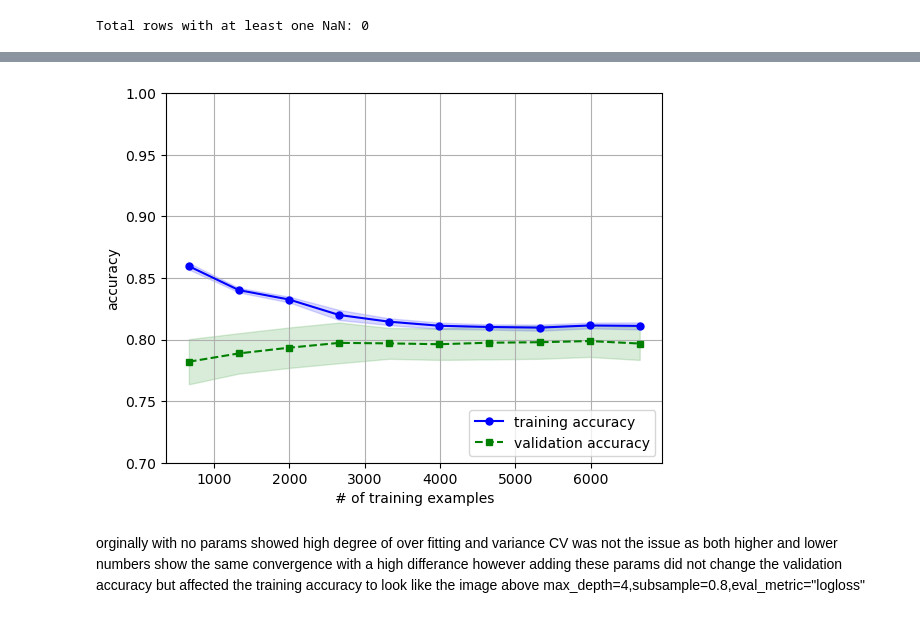
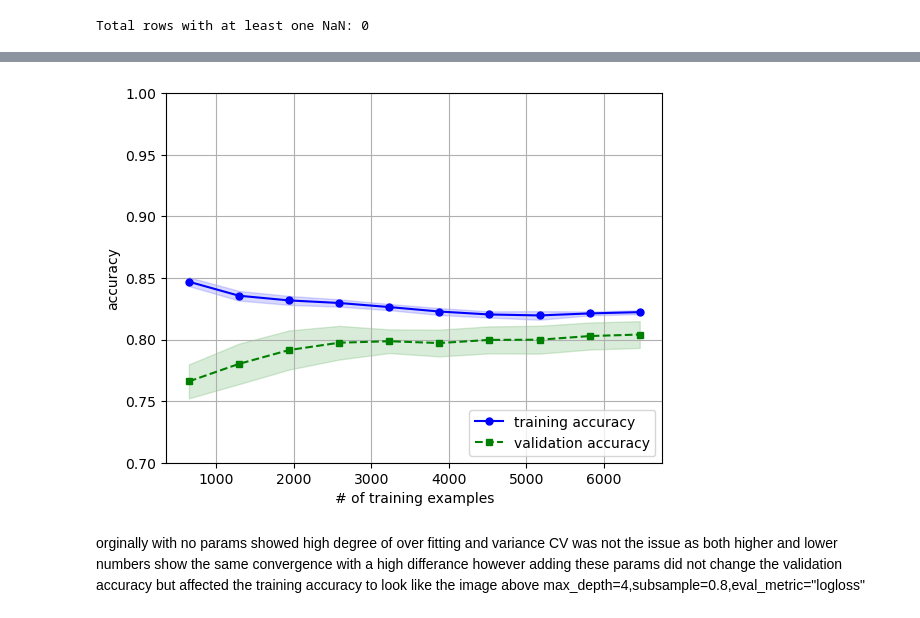
Before and after one commit to GeordieJones/kaggel_spaceship-titanic, a Jupyter notebook: model_testing.ipynb, the cells around one changed output, grey strips where cells are left out. Cells and saved outputs as stored; diff of their text form; code cells hidden in the pictures.

```diff
--- a/model_testing.ipynb
+++ b/model_testing.ipynb
@@ -79,9 +79,46 @@ print(f"Total rows with at least one NaN: {nan_rows}")
 Total rows with at least one NaN: 0
 # %%
 X_train, X_test, y_train, y_test = train_test_split(filtered_X, targets, test_size=0.15, stratify=targets, random_state=1)
-pipe = make_pipeline(StandardScaler(), XGBClassifier(random_state = 1,max_depth = 4,subsample=0.8,min_child_weight = 2,learning_rate = 0.05,eval_metric="logloss"))
+
+pipe = make_pipeline(StandardScaler(), XGBClassifier(random_state = 20,max_depth = 5,reg_lambda = 10,subsample=1.0,min_child_weight = 5,learning_rate = 0.2,n_estimators =100,reg_alpha=0.1, colsample_bytree = 0.8 ,eval_metric="logloss"))
+#pipe = make_pipeline(StandardScaler(), XGBClassifier(random_state = 1,max_depth = 5,subsample=1.0,min_child_weight = 9,learning_rate = 0.06,eval_metric="logloss"))
 # %%
 X_train = X_train.reset_index(drop=True)
 y_train = y_train.reset_index(drop=True)
 X_test = X_test.reset_index(drop=True)
 y_test = y_test.reset_index(drop=True)
+# %%
+from sklearn.pipeline import clone
+from sklearn.ensemble import RandomForestClassifier
+
+pipe_rf = make_pipeline(
+    StandardScaler(),
+    RandomForestClassifier(
+        random_state=20,
+        n_estimators=500,
+        max_depth=12,
+        min_samples_split=5,
+        min_samples_leaf=3,
+        max_features='sqrt',  # often works well
+        class_weight='balanced',  # if imbalanced
+        n_jobs=-1
+    )
+)
+
+kfold = StratifiedKFold(n_splits=15).split(X_train, y_train)
+scores = []
+models_tree = []
+
+for k, (train_idx, test_idx) in enumerate(kfold):
+    model = clone(pipe_rf)
+    model.fit(X_train.iloc[train_idx], y_train.iloc[train_idx])
+
+    score = model.score(X_train.iloc[test_idx], y_train.iloc[test_idx])
+    scores.append(score)
+    models_tree.append(model)
+
+    print(f'Fold: {k+1:02d}, Class dist: {np.bincount(y_train.iloc[train_idx])}, Acc: {score:.3f}')
+
+mean_acc = np.mean(scores)
+std_acc = np.std(scores)
+print(f'\nOverall accuracy: {mean_acc:.3f} +/- {std_acc:.3f}')
@@ -113,25 +200,25 @@ Fold: 10, Class dist: [3302 3349], Acc: 0.814
 # %%
 from sklearn.model_selection import learning_curve
-train_sizes, train_scores, test_scores = learning_curve(estimator=pipe, X=X_train, y = y_train, train_sizes=np.linspace(0.1,1.0,10), cv = 10, n_jobs=-1)
+train_sizes, train_scores, test_scores = learning_curve(estimator=pipe, X=X_train, y = y_train, train_sizes=np.linspace(0.1,1.0,10), cv = 8, n_jobs=-1)
 train_mean = np.mean(train_scores, axis=1)
 train_std = np.std(train_scores, axis=1)
 test_mean = np.mean(test_scores, axis=1)
 test_std = np.std(test_scores, axis=1)
 
 plt.plot(train_sizes, train_mean, color='blue', marker='o', markersize=5, label='training accuracy')
 plt.fill_between(train_sizes, train_mean+train_std,train_mean-train_std, alpha = 0.15, color='blue')
 
 plt.plot(train_sizes, test_mean, color='green',linestyle = '--' ,marker='s', markersize=5, label='validation accuracy')
 plt.fill_between(train_sizes, test_mean+test_std,test_mean-test_std, alpha = 0.15, color='green')
 
 plt.grid()
 plt.xlabel('# of training examples')
 plt.ylabel('accuracy')
 plt.legend(loc='lower right')
 plt.ylim([0.7,1])
 plt.show()
 # %% [output]
-[figure, old version]
+[figure, new version]
 # %% [markdown]
 orginally with no params showed high degree of over fitting and variance CV was not the issue as both higher and lower numbers show the same convergence with a high differance however adding these params did not change the validation accuracy but affected the training accuracy to look like the image above max_depth=4,subsample=0.8,eval_metric="logloss"
 # %%
```
Also changed, not shown: parts of 17 cells of this notebook, 9 other files.
